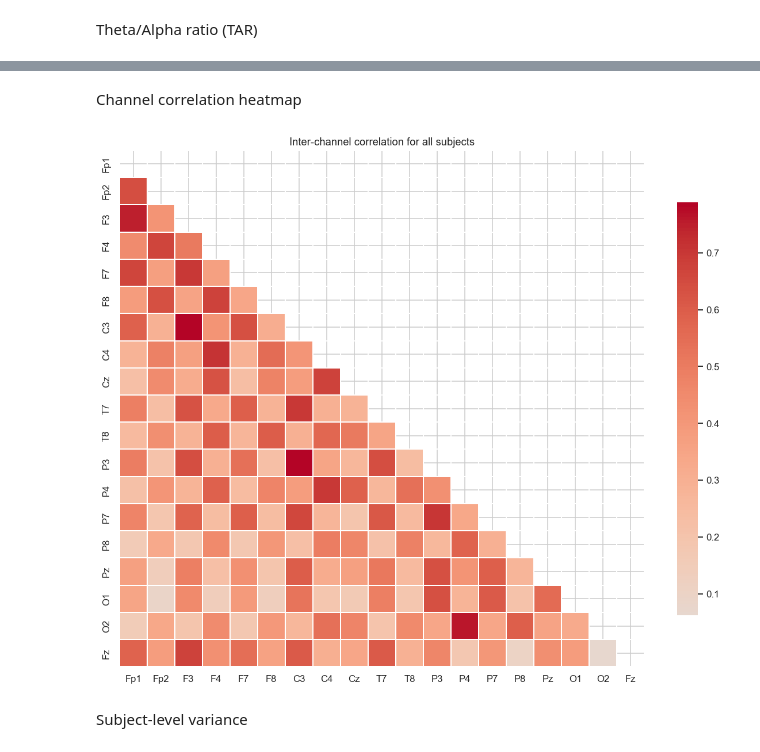
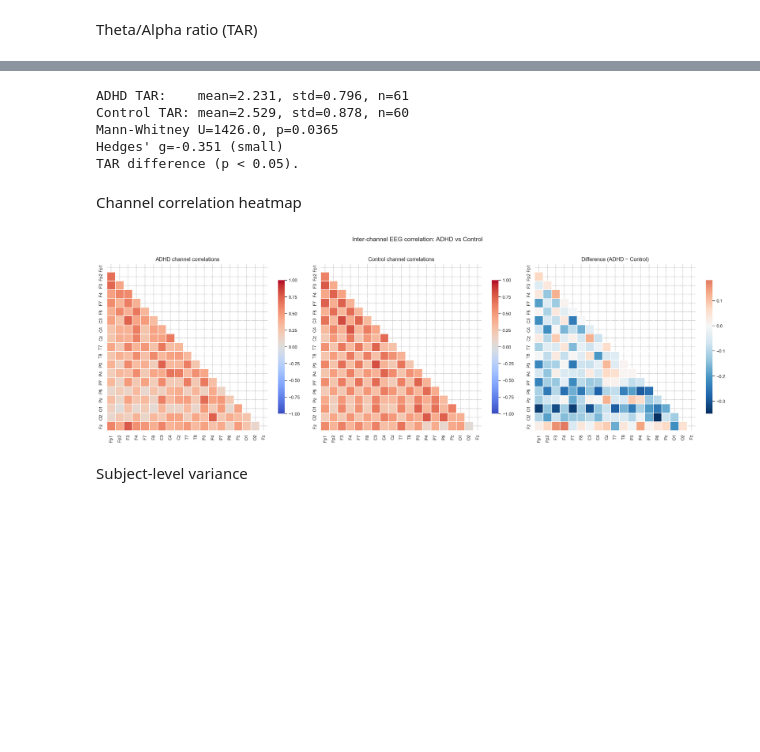
Before and after one commit to wsparcie/ai-neuron-rekrutacja-2026, a Jupyter notebook: notebooks/eda.ipynb, the cells around one changed output, grey strips where cells are left out. Drawn from its saved outputs; the diff is of its cells as text; code cells hidden in the pictures; blank space fills up the shorter version.

Commit message:
feat: add correlation heatmaps and neural oscillations analysis

```diff
--- a/notebooks/eda.ipynb
+++ b/notebooks/eda.ipynb
@@ -3,6 +3,6 @@
 # %%
 import sys
-sys.path.insert(0, '..')
+sys.path.insert(0, '../..')
 
 import numpy as np
 import pandas as pd
@@ -11,12 +11,12 @@ import matplotlib.gridspec as gridspec
 import seaborn as sns
 from scipy.signal import welch
 
-from data_loader import load_data, subject_split, EEG_CHANNELS, SAMPLING_FREQ
+from adhd_classifier.data_loader import load_data, subject_split, EEG_CHANNELS, SAMPLING_FREQ
 
 sns.set_theme(style='whitegrid', palette='muted')
 plt.rcParams['figure.dpi'] = 110
 
-DATA_PATH = '../data/adhdata.csv'
+DATA_PATH = '../../adhd_classifier/data/adhdata.csv'
 # %% [markdown]
 Data loading
 # %%
@@ -248,22 +460,68 @@ Passing `palette` without assigning `hue` is deprecated and will be removed in v
 Class
 ADHD      61.0  2.2308  0.8022  0.8315  1.4857  2.1589  2.9502  4.1428
 Control   60.0  2.5286  0.8850  0.6056  1.8644  2.4926  3.2035  4.3302
+# %%
+from scipy.stats import mannwhitneyu, ttest_ind
+
+adhd_tar = band_df[band_df['label'] == 1]['theta_alpha_ratio'].values
+ctrl_tar  = band_df[band_df['label'] == 0]['theta_alpha_ratio'].values
+
+stat_mw, p_mw = mannwhitneyu(adhd_tar, ctrl_tar, alternative='two-sided')
+
+pooled_std = np.sqrt(
+    ((len(adhd_tar) - 1) * adhd_tar.std(ddof=1)**2 + (len(ctrl_tar) - 1) * ctrl_tar.std(ddof=1)**2)
+    / (len(adhd_tar) + len(ctrl_tar) - 2)
+)
+cohens_d = (adhd_tar.mean() - ctrl_tar.mean()) / pooled_std
+n_adhd, n_ctrl = len(adhd_tar), len(ctrl_tar)
+correction = 1 - (3 / (4 * (n_adhd + n_ctrl - 2) - 1))
+hedges_g = cohens_d * correction
+
+print(f"ADHD TAR:    mean={adhd_tar.mean():.3f}, std={adhd_tar.std():.3f}, n={n_adhd}")
+print(f"Control TAR: mean={ctrl_tar.mean():.3f}, std={ctrl_tar.std():.3f}, n={n_ctrl}")
+
+effect = "large" if abs(hedges_g) >= 0.8 else "medium" if abs(hedges_g) >= 0.5 else "small"
+print(f"Mann-Whitney U={stat_mw:.1f}, p={p_mw:.4f}")
+print(f"Hedges' g={hedges_g:.3f} ({effect})")
+
+print("TAR difference (p < 0.05)." if p_mw < 0.05 else f"no TAR difference (p={p_mw:.3f}).")
+# %% [output]
+ADHD TAR:    mean=2.231, std=0.796, n=61
+Control TAR: mean=2.529, std=0.878, n=60
+Mann-Whitney U=1426.0, p=0.0365
+Hedges' g=-0.351 (small)
+TAR difference (p < 0.05).
 # %% [markdown]
 Channel correlation heatmap
 # %%
-sample_corr = df.sample(n=min(30000, len(df)), random_state=0)
-corr = sample_corr[EEG_CHANNELS].corr()
+sample_n = min(30000, len(df))
+sample_corr = df.sample(n=sample_n, random_state=0)
 
-fig, ax = plt.subplots(figsize=(11, 9))
-mask = np.triu(np.ones_like(corr, dtype=bool))
-sns.heatmap(corr, mask=mask, cmap='coolwarm', center=0,
-            annot=False, linewidths=0.3, ax=ax,
-            cbar_kws={'shrink': 0.8})
-ax.set_title('Inter-channel correlation for all subjects')
+adhd_corr = sample_corr[sample_corr['label'] == 1][EEG_CHANNELS].corr()
+ctrl_corr  = sample_corr[sample_corr['label'] == 0][EEG_CHANNELS].corr()
+diff_corr  = adhd_corr - ctrl_corr
+
+tri_mask = np.triu(np.ones(len(EEG_CHANNELS), dtype=bool))
+
+fig, axes = plt.subplots(1, 3, figsize=(22, 7))
+configs = [
+    (adhd_corr, 'ADHD channel correlations',   'coolwarm', -1,   1),
+    (ctrl_corr, 'Control channel correlations', 'coolwarm', -1,   1),
+    (diff_corr, 'Difference (ADHD − Control)',  'RdBu_r',  None, None),
+]
+
+for ax, (mat, title, cmap, vmin, vmax) in zip(axes, configs):
+    kw = {'vmin': vmin, 'vmax': vmax} if vmin is not None else {}
+    sns.heatmap(mat, mask=tri_mask, cmap=cmap, center=0,
+                annot=False, linewidths=0.25, ax=ax,
+                cbar_kws={'shrink': 0.8}, **kw)
+    ax.set_title(title, fontsize=13)
+
+plt.suptitle('Inter-channel EEG correlation: ADHD vs Control', fontsize=15, y=1.02)
 plt.tight_layout()
 plt.show()
 # %% [output]
-[figure, old version]
+[figure, new version]
 # %% [markdown]
 Subject-level variance
 # %%
```
Also changed, not shown: parts of 14 cells of this notebook, 10 other files.
